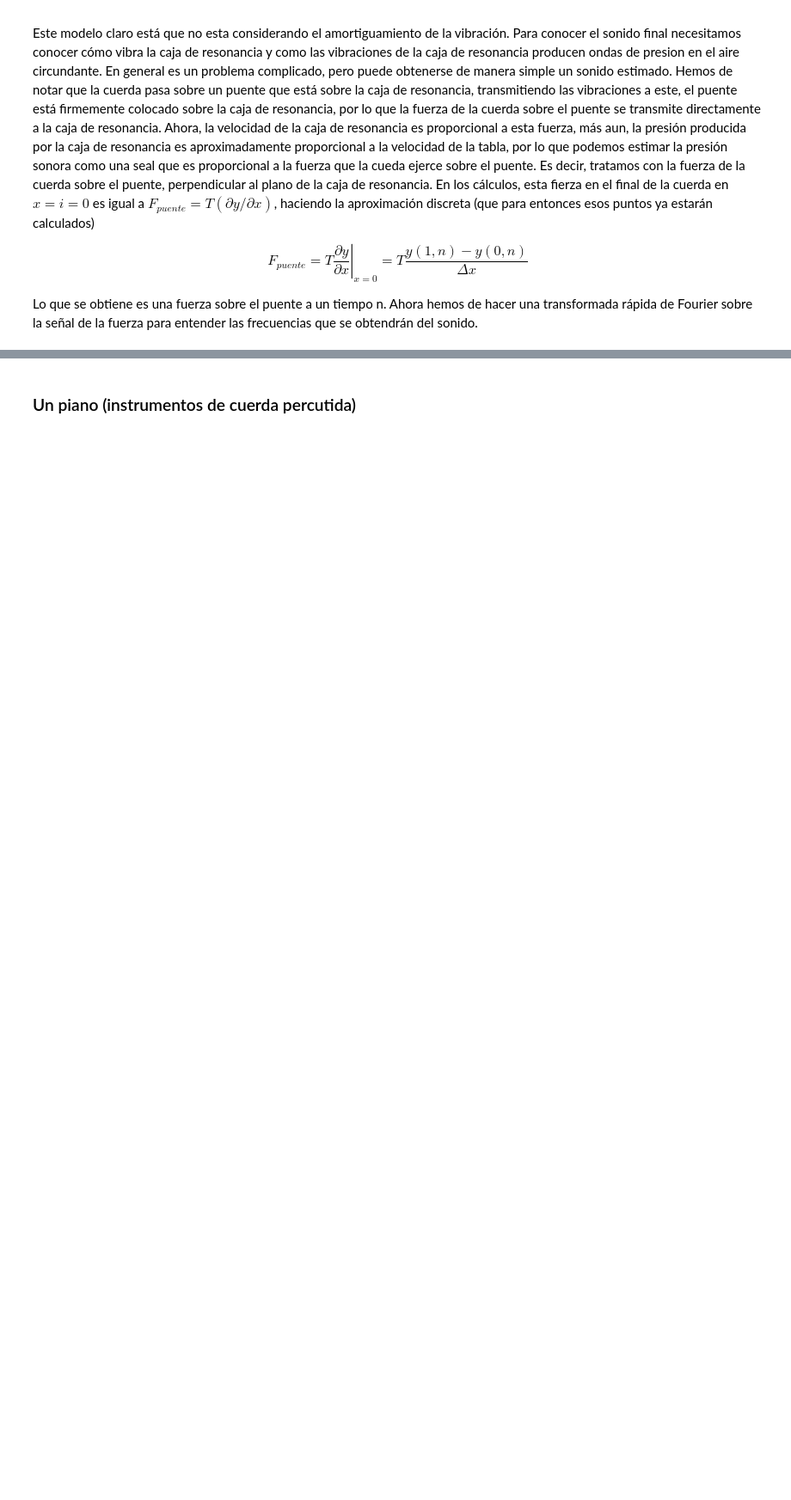
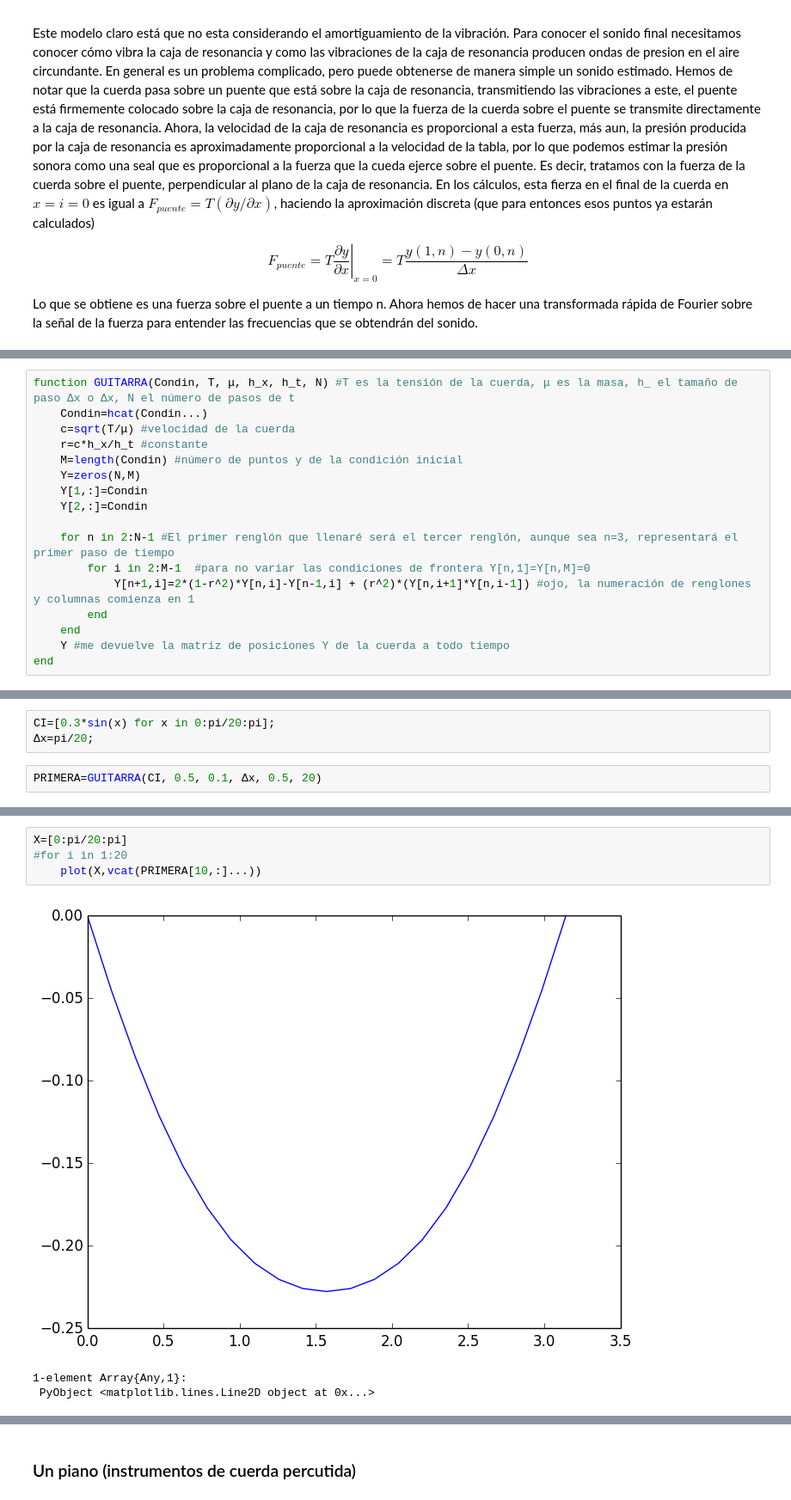
Before and after one commit to Ceboc/Cuerda, a Jupyter notebook: Proyecto.ipynb, the cells around one changed output, grey strips where cells are left out. Shown: that part at 86% size. Drawn from its saved outputs; the diff is of its cells as text; blank space fills up the shorter version.

Commit message:
Se creo la funcion para resolver a y

```diff
--- a/Proyecto.ipynb
+++ b/Proyecto.ipynb
@@ -41,0 +65,17 @@ Lo que se obtiene es una fuerza sobre el puente a un tiempo n. Ahora hemos de ha
+# %%
+function GUITARRA(Condin, T, μ, h_x, h_t, N) #T es la tensión de la cuerda, μ es la masa, h_ el tamaño de paso Δx o Δx, N el número de pasos de t
+    Condin=hcat(Condin...)
+    c=sqrt(T/μ) #velocidad de la cuerda
+    r=c*h_x/h_t #constante
+    M=length(Condin) #número de puntos y de la condición inicial
+    Y=zeros(N,M)
+    Y[1,:]=Condin
+    Y[2,:]=Condin
+
+    for n in 2:N-1 #El primer renglón que llenaré será el tercer renglón, aunque sea n=3, representará el primer paso de tiempo
+        for i in 2:M-1  #para no variar las condiciones de frontera Y[n,1]=Y[n,M]=0
+            Y[n+1,i]=2*(1-r^2)*Y[n,i]-Y[n-1,i] + (r^2)*(Y[n,i+1]*Y[n,i-1]) #ojo, la numeración de renglones y columnas comienza en 1
+        end
+    end
+    Y #me devuelve la matriz de posiciones Y de la cuerda a todo tiempo
+end
@@ -41,0 +84,5 @@ Lo que se obtiene es una fuerza sobre el puente a un tiempo n. Ahora hemos de ha
+# %%
+CI=[0.3*sin(x) for x in 0:pi/20:pi];
+Δx=pi/20;
+# %%
+PRIMERA=GUITARRA(CI, 0.5, 0.1, Δx, 0.5, 20)
@@ -41,0 +113,8 @@ Lo que se obtiene es una fuerza sobre el puente a un tiempo n. Ahora hemos de ha
+# %%
+X=[0:pi/20:pi]
+#for i in 1:20
+    plot(X,vcat(PRIMERA[10,:]...))
+# %% [output]
+[figure, added]
+1-element Array{Any,1}:
+ PyObject <matplotlib.lines.Line2D object at 0x...>
```
Also changed, not shown: parts of 8 cells of this notebook.
